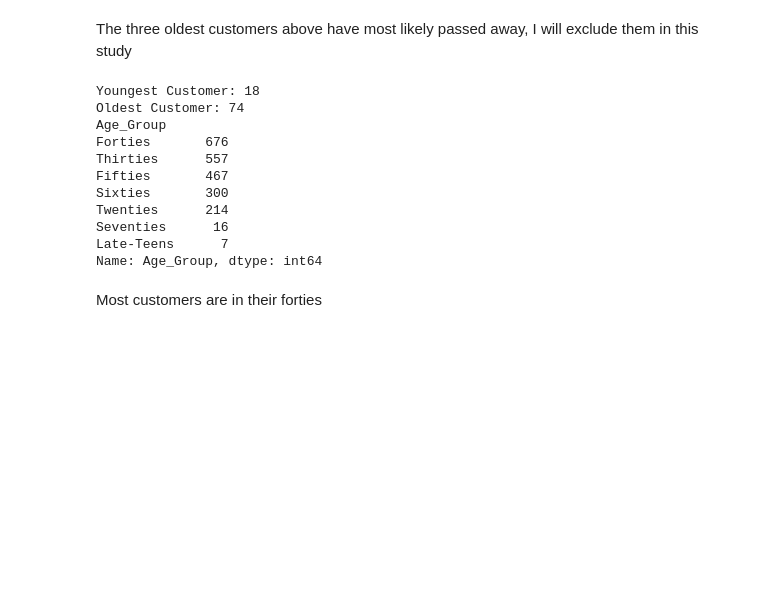
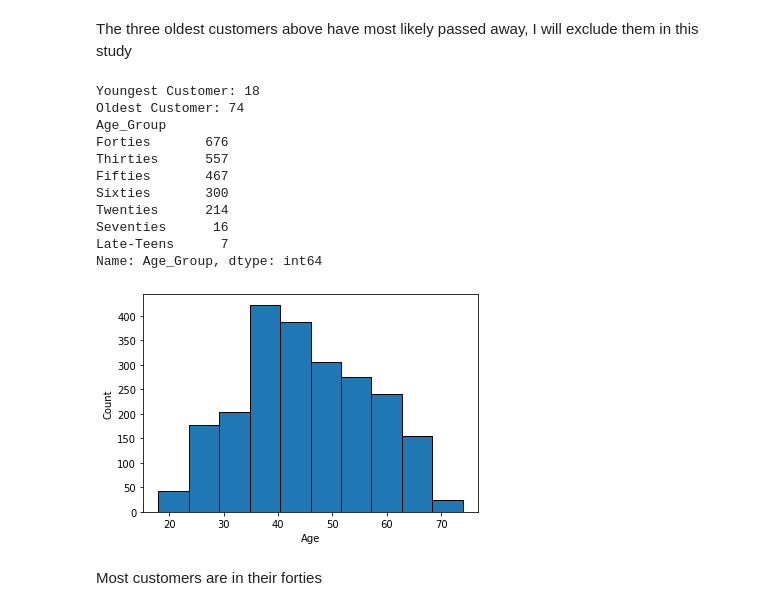
Before and after one commit to RachidRezzik/Market_Camp, a Jupyter notebook: Data_Analysis.ipynb, the cells around one changed output. Cells and saved outputs as stored; diff of their text form; code cells hidden in the pictures; blank space fills up the shorter version.

```diff
--- a/Data_Analysis.ipynb
+++ b/Data_Analysis.ipynb
@@ -71,35 +72,40 @@ marketing['Age'] = 2014 - marketing['Year_Birth']
 print('Youngest Customer:', min(marketing['Age']), '\nOldest Customer:', max(marketing['Age']))
 marketing['Age_Group'] = ''
 for idx, row in marketing.iterrows():
     if 18 <= row['Age'] < 20:
         marketing.loc[idx, 'Age_Group'] = 'Late-Teens'
     elif 20 <= row['Age'] < 30:
         marketing.loc[idx, 'Age_Group'] = 'Twenties'
     elif 30 <= row['Age'] < 40:
         marketing.loc[idx, 'Age_Group'] = 'Thirties'
     elif 40 <= row['Age'] < 50:
         marketing.loc[idx, 'Age_Group'] = 'Forties'
     elif 50 <= row['Age'] < 60:
         marketing.loc[idx, 'Age_Group'] = 'Fifties'
     elif 60 <= row['Age'] < 70:
         marketing.loc[idx, 'Age_Group'] = 'Sixties'
     elif 70 <= row['Age'] < 80:
         marketing.loc[idx, 'Age_Group'] = 'Seventies'
-marketing = marketing.drop(['Year_Birth', 'Age'], axis=1)
-marketing = marketing[['ID', 'Age_Group', 'Education', 'Relationship_Status', 'Income', 'Kids', 'Teens', 'Enroll_Date', 'Recency', 'Wine ($)', 'Fruit ($)', 'Meat ($)', 'Fish ($)', 'Sweets ($)', 'Gold_Products ($)', 'Discount_Purchases', 'Web_Purchases', 'Catalog_Purchases', 'Store_Purchases', 'Campaign1', 'Campaign2', 'Campaign3', 'Campaign4', 'Campaign5', 'Campaign6', 'Complaint']]
+marketing = marketing.drop(['Year_Birth'], axis=1)
+marketing = marketing[['ID', 'Age', 'Age_Group', 'Education', 'Relationship_Status', 'Income', 'Kids', 'Teens', 'Enroll_Date', 'Recency', 'Wine ($)', 'Fruit ($)', 'Meat ($)', 'Fish ($)', 'Sweets ($)', 'Gold_Products ($)', 'Discount_Purchases', 'Web_Purchases', 'Catalog_Purchases', 'Store_Purchases', 'Campaign1', 'Campaign2', 'Campaign3', 'Campaign4', 'Campaign5', 'Campaign6', 'Complaint']]
 print(marketing.groupby('Age_Group')['Age_Group'].count().sort_values(ascending=False))
+plt.hist(marketing['Age'], edgecolor='black')
+plt.xlabel('Age')
+plt.ylabel('Count')
+plt.show()
 # %% [output]
 Youngest Customer: 18
 Oldest Customer: 74
 Age_Group
 Forties       676
 Thirties      557
 Fifties       467
 Sixties       300
 Twenties      214
 Seventies      16
 Late-Teens      7
 Name: Age_Group, dtype: int64
+[figure, added]
 # %% [markdown]
 Most customers are in their forties
 # %%
```
Also changed, not shown: parts of 4 cells of this notebook, 2 other files.
